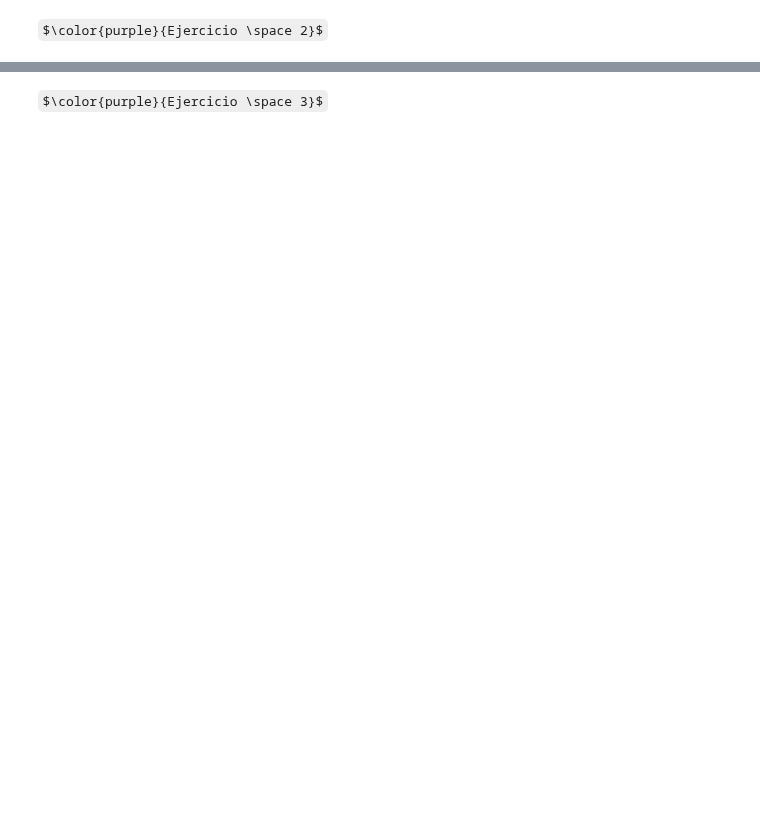
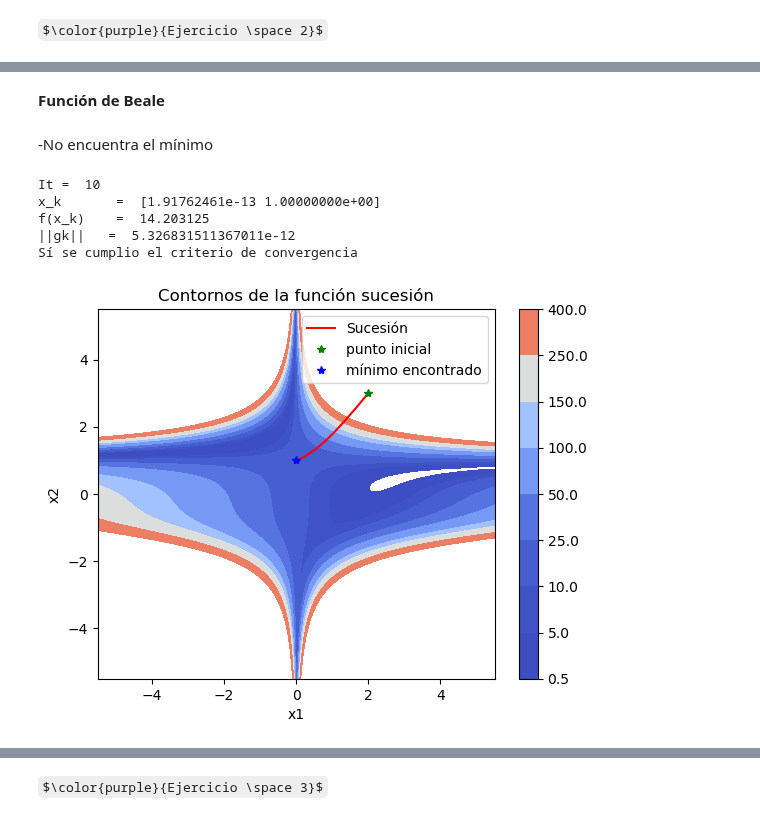
Before and after one commit to LaMaga98/cimat2023-1, a Jupyter notebook: optimizacion/04_tarea_optimizacion/opti_T4_YSGG.ipynb, the cells around one changed output, grey strips where cells are left out. Cells and saved outputs as stored; diff of their text form; code cells hidden in the pictures; some formulas as TeX source; blank space fills up the shorter version.

```diff
--- a/optimizacion/04_tarea_optimizacion/opti_T4_YSGG.ipynb
+++ b/optimizacion/04_tarea_optimizacion/opti_T4_YSGG.ipynb
@@ -117,9 +147,9 @@ def Beale(x):
 def D_Beale(x):
     x1=x[0]
     x2=x[1]
-    Partial_Beale_dx1 = 2*(1.5 - x1 + x1*x2)*(-1 + x2) + 2*(2.25 - x1 + x1*(x2**2))*(-1 + x2**2) + 2*(2.625 - x1 + x1*(x2**3))*(-1 + x2**3)
-    Partial_Beale_dx2 = 2*(1.5 - (x[0]) + (x[0])*(x[1]))*((x[0])) + 2*(2.25 - (x[0]) + (x[0])*(x[1])**2)*(2*(x[0])*(x[1])) + 2*(2.625 - (x[0]) + (x[0])*(x[1])**3)*(3*(x[0])*(x[1])**2)
-    return np.array([Partial_Beale_dx1, Partial_Beale_dx2])
+    dx1 = 2*(1.5 - x1 + x1*x2)*(-1 + x2) + 2*(2.25 - x1 + x1*(x2**2))*(-1 + x2**2) + 2*(2.625 - x1 + x1*(x2**3))*(-1 + x2**3)
+    dx2 = 2*(1.5 - (x[0]) + (x[0])*(x[1]))*((x[0])) + 2*(2.25 - (x[0]) + (x[0])*(x[1])**2)*(2*(x[0])*(x[1])) + 2*(2.625 - (x[0]) + (x[0])*(x[1])**3)*(3*(x[0])*(x[1])**2)
+    return np.array([dx1, dx2])
 
 def H_Beale(x):
     x1=x[0]
@@ -172,0 +346,32 @@ def newton_simple():
+# %% [markdown]
+**Función de Beale**
+# %% [markdown]
+-No encuentra el mínimo
+# %%
+x0  = np.array([2,3])
+n   = len(x0)
+tau = np.sqrt(n* epsilon)
+
+xk, indicador, k,m = newton_simple(D_Beale,H_Beale,x0,tau,N)
+
+print('It = ', k)
+print('x_k       = ', xk)
+print('f(x_k)    = ', Beale(xk))
+print('||gk||   = ', np.linalg.norm(D_Beale(xk)))
+
+
+if(indicador):
+    print("Sí se cumplio el criterio de convergencia")
+
+# Usamos list comprehension para crear la lista de puntos
+sucesion = [[fila[0], fila[1]] for fila in m[:k]]
+
+contornosFnc2D(Beale, sucesion,xleft=-5.5, xright=5.5, ybottom=-5.5, ytop=5.5,
+               levels=[0.5, 5, 10, 25, 50, 100, 150, 250, 400])
+# %% [output]
+It =  10
+x_k       =  [1.91762461e-13 1.00000000e+00]
+f(x_k)    =  14.203125
+||gk||   =  5.326831511367011e-12
+Sí se cumplio el criterio de convergencia
+[figure, added]
```
Also changed, not shown: parts of 49 cells of this notebook.
